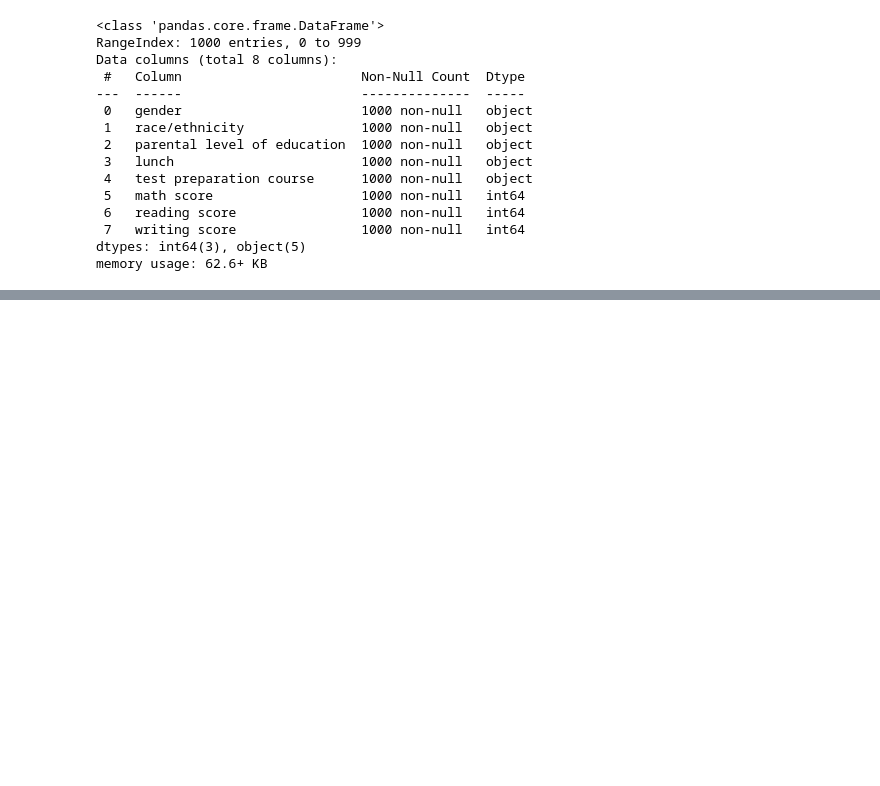
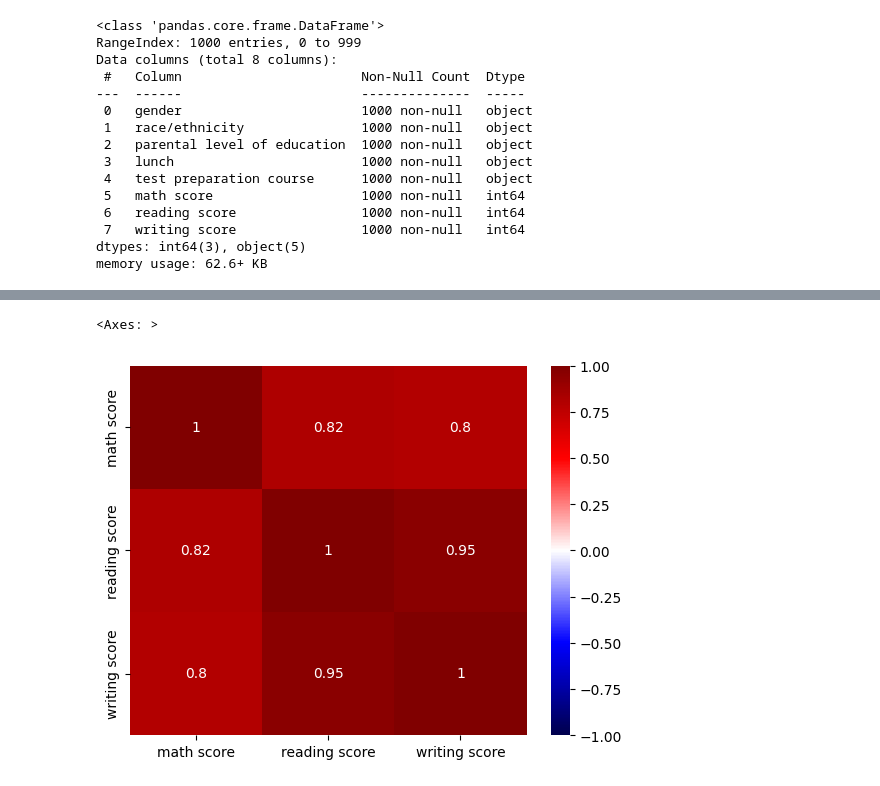
Before and after one commit to nohahussien/EDA, a Jupyter notebook: student.ipynb, the cells around one changed output, grey strips where cells are left out. Drawn from its saved outputs; the diff is of its cells as text; code cells hidden in the pictures; blank space fills up the shorter version.

```diff
--- a/student.ipynb
+++ b/student.ipynb
@@ -68,0 +82,5 @@ array(['standard', 'free/reduced'], dtype=object)
+# %%
+sns.heatmap(data = df.corr(numeric_only= True),annot = True, cmap = "seismic", vmin = -1)
+# %% [output]
+<Axes: >
+[figure, added]
```
Also changed, not shown: parts of 35 cells of this notebook, 1 other file.
